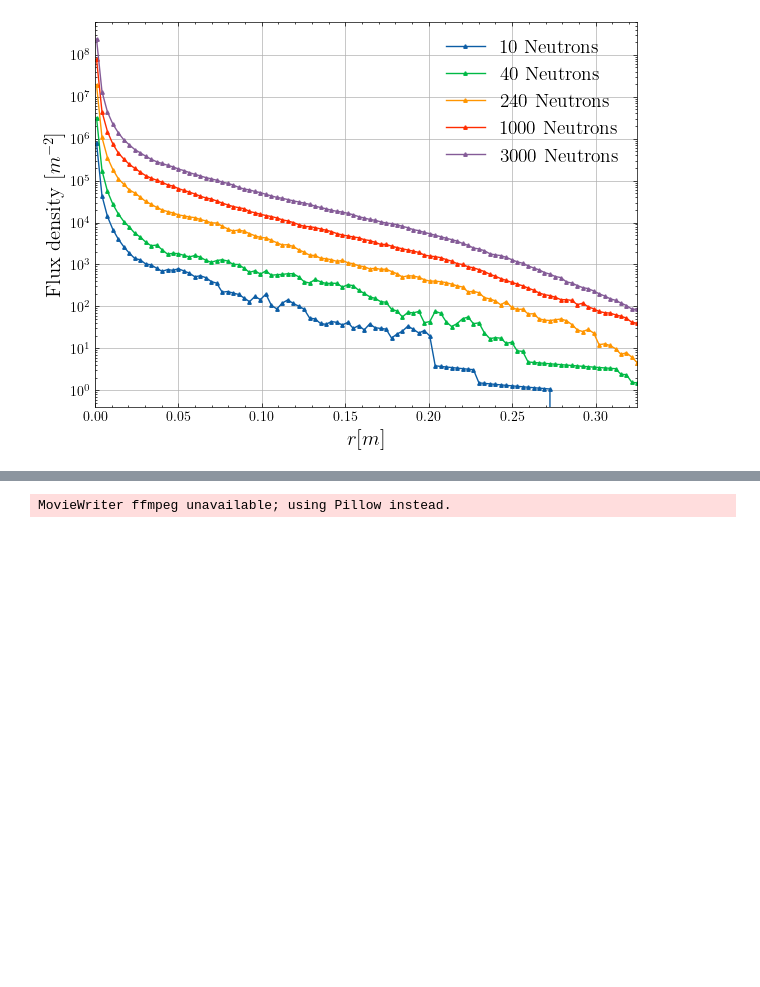
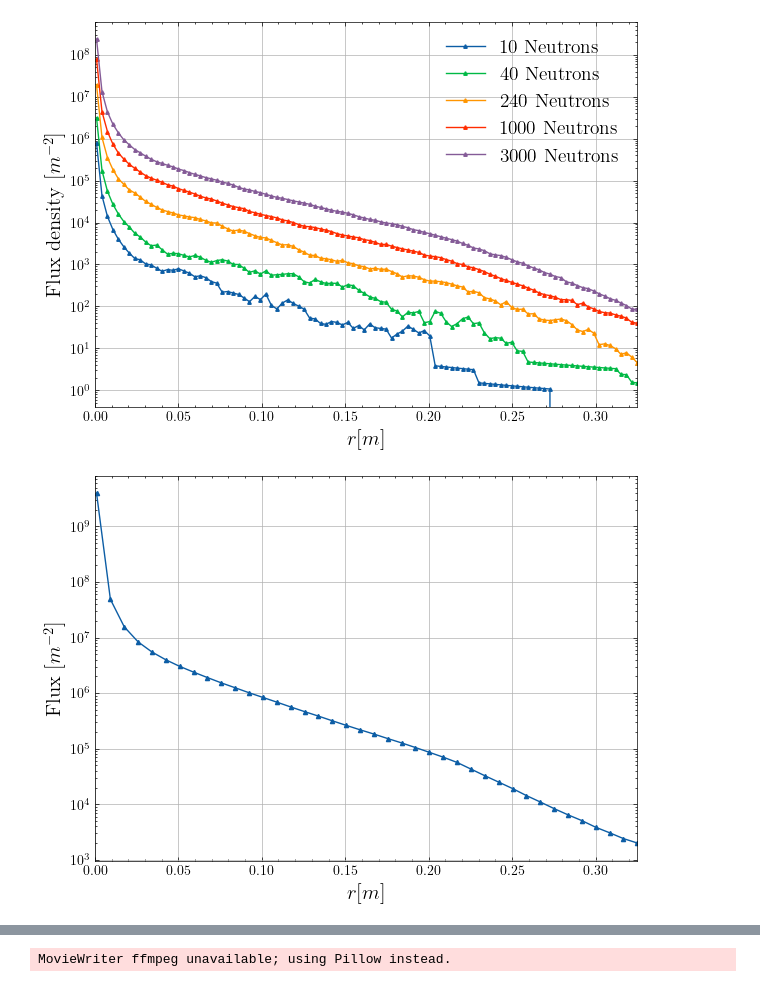
Before and after one commit to DerkNiessink/NeutroWater, a Jupyter notebook: analysis/simulation.ipynb, the cells around one changed output, grey strips where cells are left out. Cells and saved outputs as stored; diff of their text form; code cells hidden in the pictures; blank space fills up the shorter version.

```diff
--- a/analysis/simulation.ipynb
+++ b/analysis/simulation.ipynb
@@ -116,4 +117,20 @@ plt.show()
 params.nNeutrons = 50000
 diffusing_neutrons = dn.DiffusingNeutrons(params)
 diffusing_neutrons.diffuse(nCollisions=5000)
+# %%
+meas = measure.Measurer(diffusing_neutrons)
+radii = np.linspace(0.001, diffusing_neutrons.tank.radius+0.1, 40)
+fluxes = [meas.flux(r) for r in radii]
+# %%
+plt.figure(figsize= (7, 5))
+
+plt.plot(radii, fluxes, "-^", markersize=3)
+plt.ylabel("Flux [$m^{-2}$]", fontsize=15)
+plt.xlabel("$r [m]$", fontsize=15)
+plt.grid(True)
+plt.yscale("log")
+plt.xlim(0, diffusing_neutrons.tank.radius+0.1)
+plt.show()
+# %% [output]
+[figure, added]
 # %%
```
Also changed, not shown: parts of 4 cells of this notebook, 6 other files.
